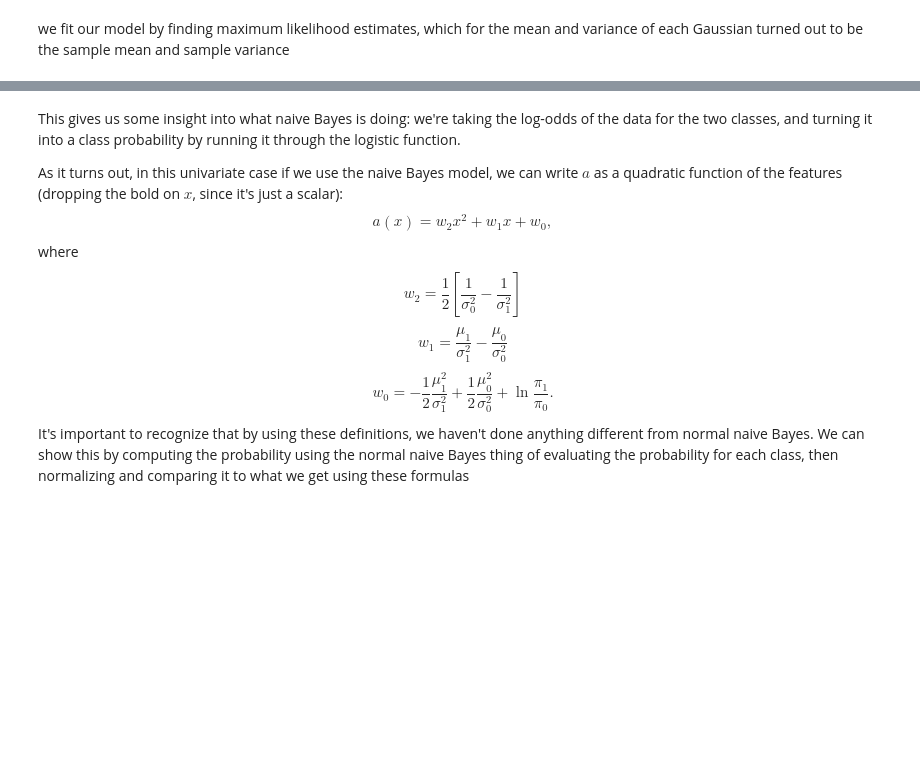
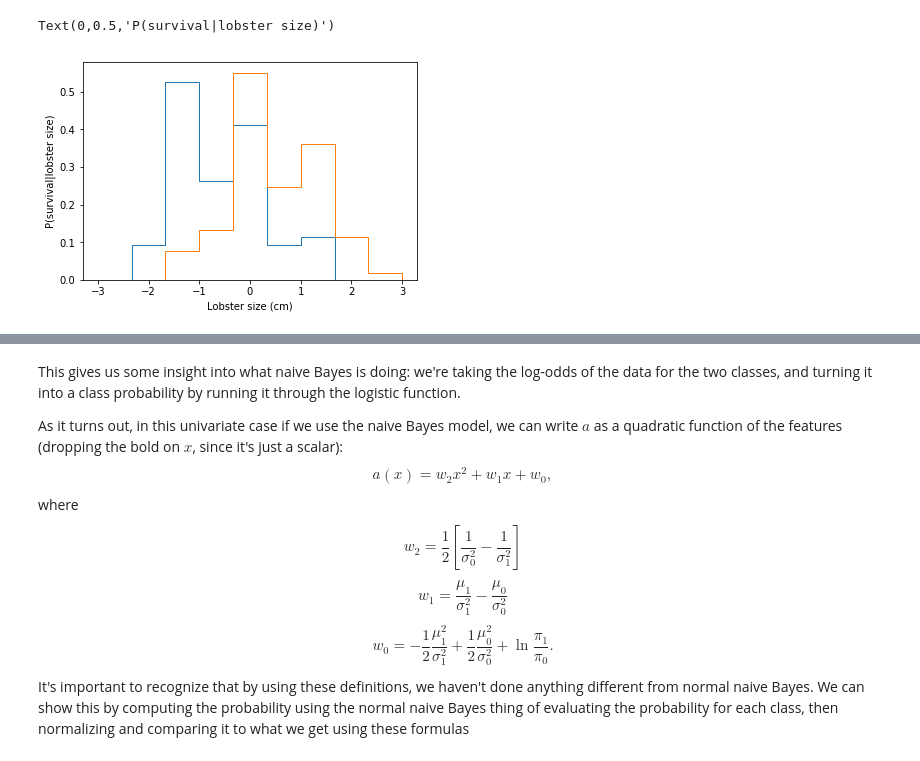
Before and after one commit to UMT-CS447-547-Fall-2018/Lecture_Notes, a Jupyter notebook: 13_Logistic Regression.ipynb, the cells around one changed output, grey strips where cells are left out. Drawn from its saved outputs; the diff is of its cells as text; code cells hidden in the pictures; blank space fills up the shorter version.

```diff
--- a/13_Logistic Regression.ipynb
+++ b/13_Logistic Regression.ipynb
@@ -11,25 +22,26 @@ However, this required the specification of a statistical model for each class (
 # %%
 from __future__ import division    # Eliminates annoying default integer division behavior
 import numpy as np
 import pandas as pd
 import matplotlib.pyplot as plt
 
 data = pd.read_csv('datasets/lobster_survive.dat',header=0,sep=r"\s{2,}",engine='python')
 X = data['Len'].values
 
 # z-normalization
 X = X - X.mean()
 X = X/X.std()
 
-y = data['Survive'].values
+Y = data['Survive'].values
 
-m = len(y)
+m = len(Y)
 N = 2
 n = 1
 
 plt.hist(X[y==0],np.linspace(-3,3,10),density=True,histtype='step')
 plt.hist(X[y==1],np.linspace(-3,3,10),density=True,histtype='step')
 plt.xlabel('Lobster size (cm)')
 plt.ylabel('P(survival|lobster size)')
+# %% [output]
+Text(0,0.5,'P(survival|lobster size)')
+[figure, added]
-# %% [markdown]
-we fit our model by finding maximum likelihood estimates, which for the mean and variance of each Gaussian turned out to be the sample mean and sample variance
```
Also changed, not shown: parts of 10 cells of this notebook, 1 other file.
